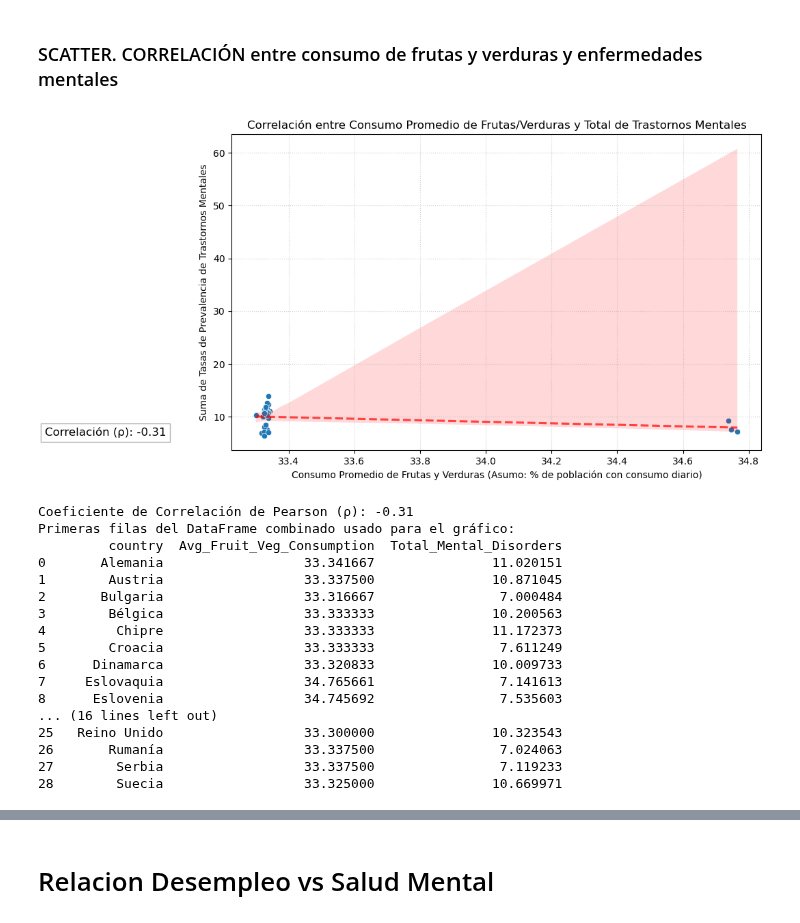
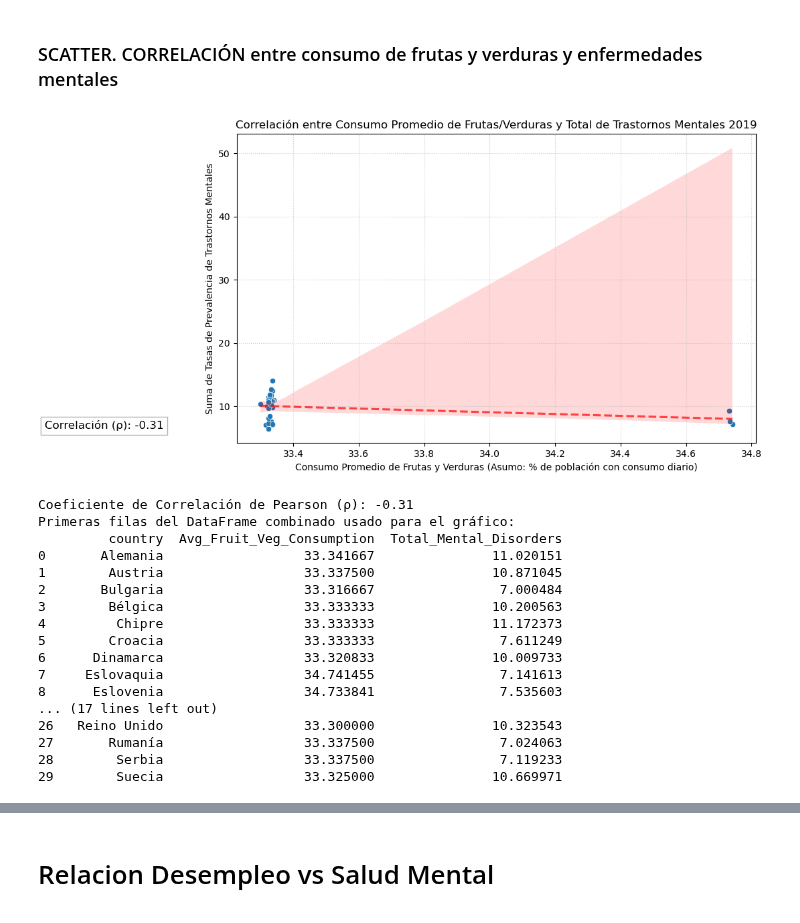
Before and after one commit to AntonioDavid333/Mental-Health-Data-Analysis, a Jupyter notebook: Global.ipynb, the cells around one changed output, grey strips where cells are left out. Cells and saved outputs as stored; diff of their text form; code cells hidden in the pictures.

```diff
--- a/Global.ipynb
+++ b/Global.ipynb
@@ -63,6 +63,8 @@ paises_europa_poblacion = [
 ### Consumo de frutas y vegetales(Antonio David)
 # %%
 #DATAFRAME DE CONSUMO DE FRUTAS Y VERDURAS EN 2019 ENTRE PERSONAS DE 15 A 24 AÑOS EN LA UNIÓN EUROPEA(ANTONIO D)
-%store -r df_frutas
+#%store -r df_frutas
+df_frutas=pd.read_csv('dataframes_limpios/df_frutas.csv')
+df_frutas2019 = df_frutas[df_frutas["time"] == 2019]
 df_frutas.head()
 # %% [output]
@@ -133,19 +146,18 @@ df_desempleo_sexo_pais.head()
 ### SCATTER. CORRELACIÓN entre consumo de frutas y verduras y enfermedades mentales
 # %%
 
-df_frutas = pd.read_csv("dataframes_limpios/df_frutas.csv")
 df_saludMental = pd.read_csv("dataframes_limpios/df_saludMentalEuropa2019.csv")
-
+df_saludMental2019 = df_saludMental[df_saludMental["Year"] == 2019]
 
 # df_frutas: Agrupar por país y calcular el consumo promedio
 # (Esto resuelve tener múltiples filas por país debido a la columna 'age')
-df_frutas_promedio = df_frutas.groupby('country')['value'].mean().reset_index()
+df_frutas_promedio = df_frutas2019.groupby('country')['value'].mean().reset_index()
 df_frutas_promedio.rename(columns={'value': 'Avg_Fruit_Veg_Consumption'}, inplace=True)
 
 # df_saludMental: Calcular el total de enfermedades mentales (igual que antes)
 disease_columns = ['Schizophrenia', 'Depression', 'Anxiety', 'Bipolar', 'Eating']
-df_saludMental['Total_Mental_Disorders'] = df_saludMental[disease_columns].sum(axis=1)
-df_saludMental_preparado = df_saludMental[['country', 'Total_Mental_Disorders']].copy()
+df_saludMental2019['Total_Mental_Disorders'] = df_saludMental2019[disease_columns].sum(axis=1)
+df_saludMental_preparado = df_saludMental2019[['country', 'Total_Mental_Disorders']].copy()
 
 # 3. Unir los DataFrames
 df_combinado = pd.merge(
@@ -171,35 +183,35 @@ sns.scatterplot(
 # Añadir línea de regresión
 sns.regplot(
     data=df_combinado,
     x='Avg_Fruit_Veg_Consumption',
     y='Total_Mental_Disorders',
     scatter=False,
     color='red',
     line_kws={'linestyle': '--', 'alpha': 0.7}
 )
 
 #anotación de correlación
 plt.text(
     x=df_combinado['Avg_Fruit_Veg_Consumption'].max() * 0.95,
     y=df_combinado['Total_Mental_Disorders'].min(),
     s=f'Correlación (ρ): {correlation:.2f}',
     fontsize=12,
     ha='right',
     bbox=dict(facecolor='white', alpha=0.6, edgecolor='gray')
 )
 
 #Etiquetas y Título
-plt.title('Correlación entre Consumo Promedio de Frutas/Verduras y Total de Trastornos Mentales')
+plt.title('Correlación entre Consumo Promedio de Frutas/Verduras y Total de Trastornos Mentales 2019')
 plt.xlabel('Consumo Promedio de Frutas y Verduras (Asumo: % de población con consumo diario)')
 plt.ylabel('Suma de Tasas de Prevalencia de Trastornos Mentales')
 plt.grid(True, linestyle=':', alpha=0.6)
 plt.show()
 
 print(f"\nCoeficiente de Correlación de Pearson (ρ): {correlation:.2f}")
 print("Primeras filas del DataFrame combinado usado para el gráfico:")
 print(df_combinado.head(31))
 # %% [output]
-[figure, old version]
+[figure, new version]
 Coeficiente de Correlación de Pearson (ρ): -0.31
 Primeras filas del DataFrame combinado usado para el gráfico:
          country  Avg_Fruit_Veg_Consumption  Total_Mental_Disorders
@@ -210,13 +222,13 @@ Primeras filas del DataFrame combinado usado para el gráfico:
 4         Chipre                  33.333333               11.172373
 5        Croacia                  33.333333                7.611249
 6      Dinamarca                  33.320833               10.009733
-7     Eslovaquia                  34.765661                7.141613
-8      Eslovenia                  34.745692                7.535603
-... (16 lines left out)
-25   Reino Unido                  33.300000               10.323543
-26       Rumanía                  33.337500                7.024063
-27        Serbia                  33.337500                7.119233
-28        Suecia                  33.325000               10.669971
+7     Eslovaquia                  34.741455                7.141613
+8      Eslovenia                  34.733841                7.535603
+... (17 lines left out)
+26   Reino Unido                  33.300000               10.323543
+27       Rumanía                  33.337500                7.024063
+28        Serbia                  33.337500                7.119233
+29        Suecia                  33.325000               10.669971
 # %%
 
 trastornos_cols = ['Schizophrenia', 'Depression', 'Anxiety', 'Bipolar', 'Eating']
```
Also changed, not shown: parts of 5 cells of this notebook, 2 other files.
